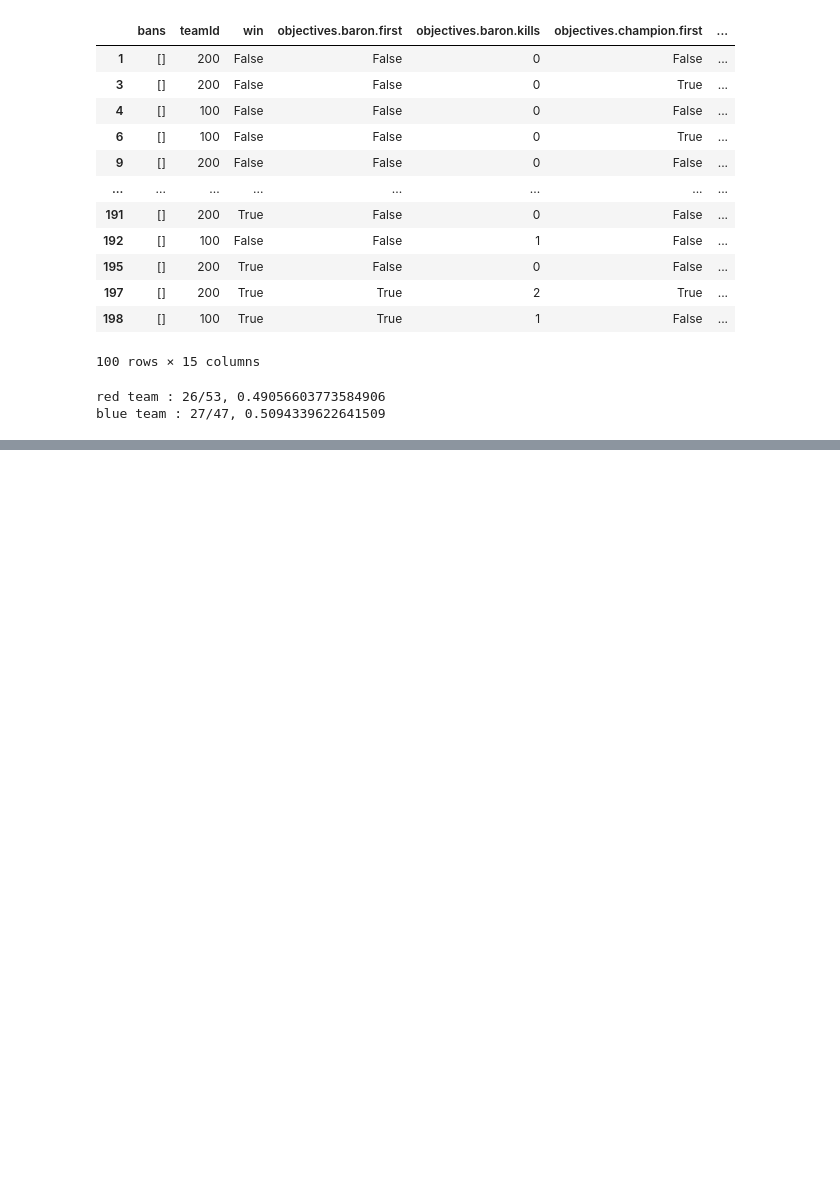
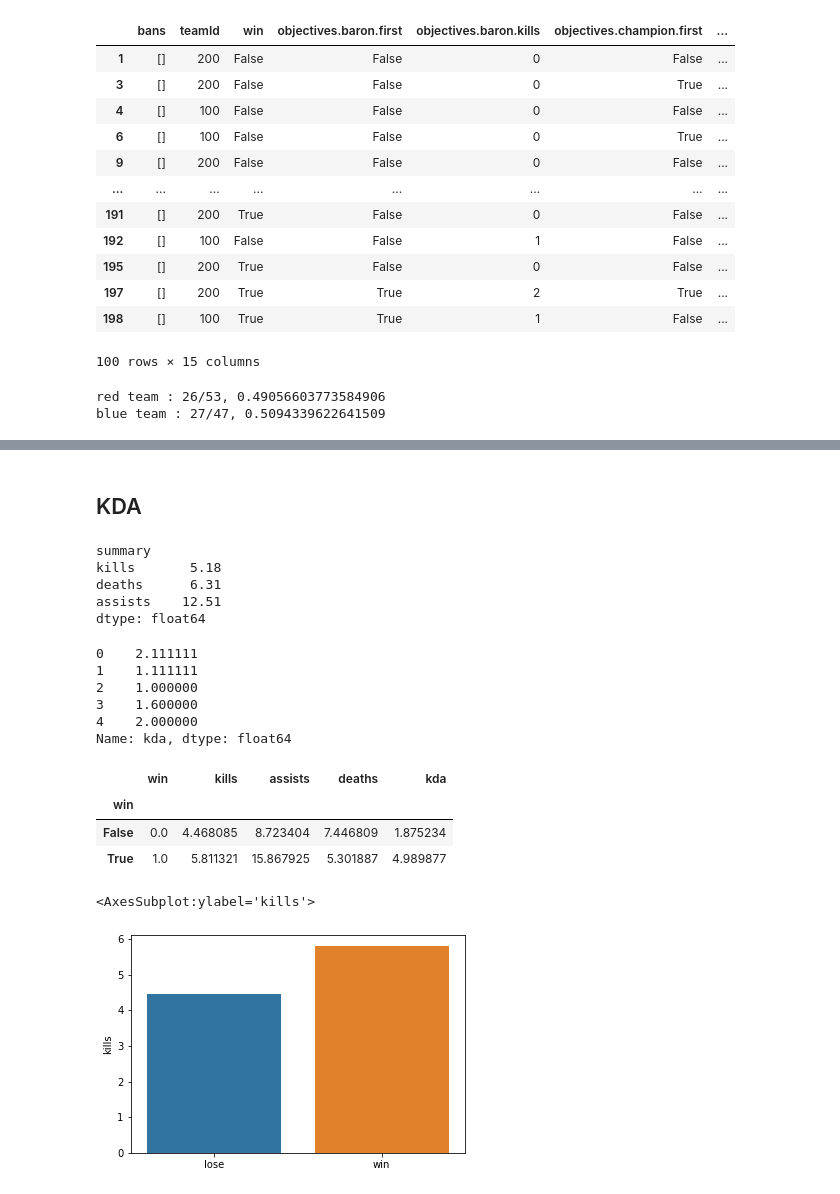
Before and after one commit to uowol/Project_LoLStatistics, a Jupyter notebook: stat_data_야식은치킨이지.ipynb, the cells around one changed output, grey strips where cells are left out. Cells and saved outputs as stored; diff of their text form; code cells hidden in the pictures; blank space fills up the shorter version.

```diff
--- a/stat_data_야식은치킨이지.ipynb
+++ b/stat_data_야식은치킨이지.ipynb
@@ -124,0 +129,4 @@ blue team : 27/47, 0.5094339622641509
+# %%
+participants_index = [df_meta.summonerIndex[x] + 10*x for x in range(100)]
+data = df_participants.iloc[participants_index].reset_index()
+data.head()
@@ -124,0 +141,38 @@ blue team : 27/47, 0.5094339622641509
+# %% [markdown]
+## KDA
+# %%
+data[["kills", "deaths", "assists"]].head()
+print("summary", data[["kills", "deaths", "assists"]].mean(), sep="\n")
+# %% [output]
+summary
+kills       5.18
+deaths      6.31
+assists    12.51
+dtype: float64
+# %%
+kda = (data["kills"]+data["assists"])/data["deaths"]
+kda.name = "kda"
+kda[data["deaths"]==0] = -1     # perfect
+kda.head()
+# %% [output]
+0    2.111111
+1    1.111111
+2    1.000000
+3    1.600000
+4    2.000000
+Name: kda, dtype: float64
+# %%
+data_kda = pd.concat([data[["win","kills", "assists", "deaths"]], kda], axis=1)
+# %%
+mean_kda = data_kda.groupby(['win']).apply(lambda df: df.mean())
+mean_kda
+# %% [output]
+|  | win | kills | assists | deaths | kda |
+| win |  |  |  |  |  |
+| False | 0.0 | 4.468085 | 8.723404 | 7.446809 | 1.875234 |
+| True | 1.0 | 5.811321 | 15.867925 | 5.301887 | 4.989877 |
+# %%
+sns.barplot(x=["lose", "win"], y=mean_kda["kills"])
+# %% [output]
+<AxesSubplot:ylabel='kills'>
+[figure, added]
```
Also changed, not shown: parts of 18 cells of this notebook.
